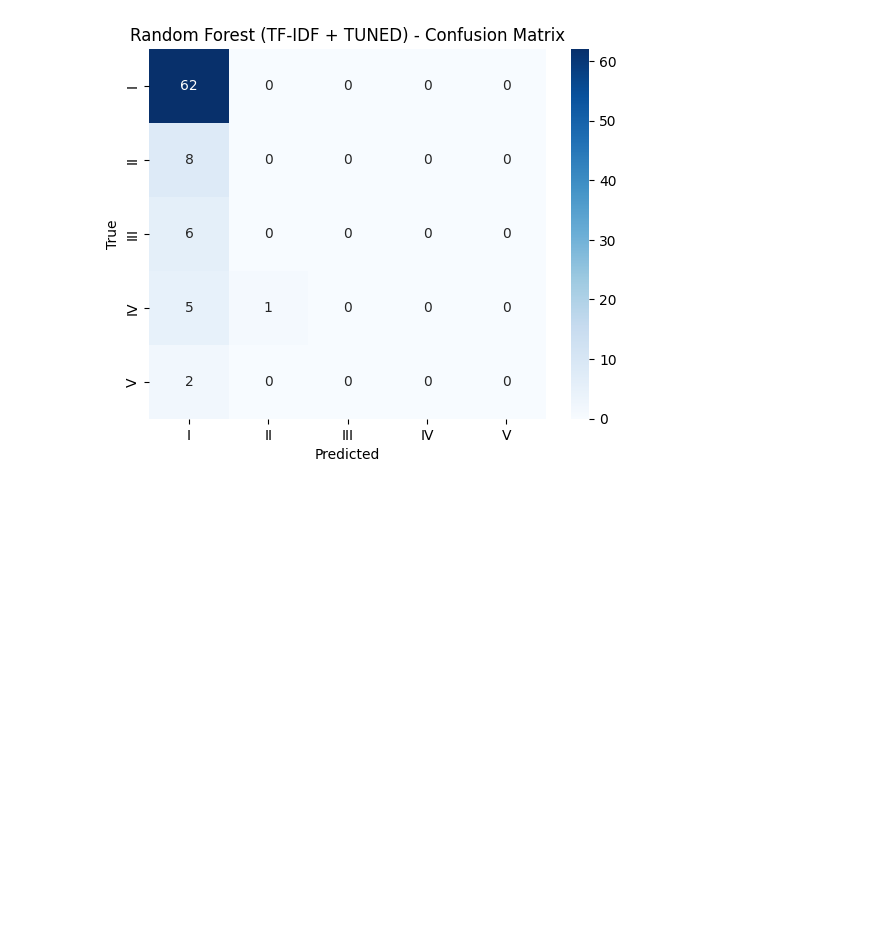
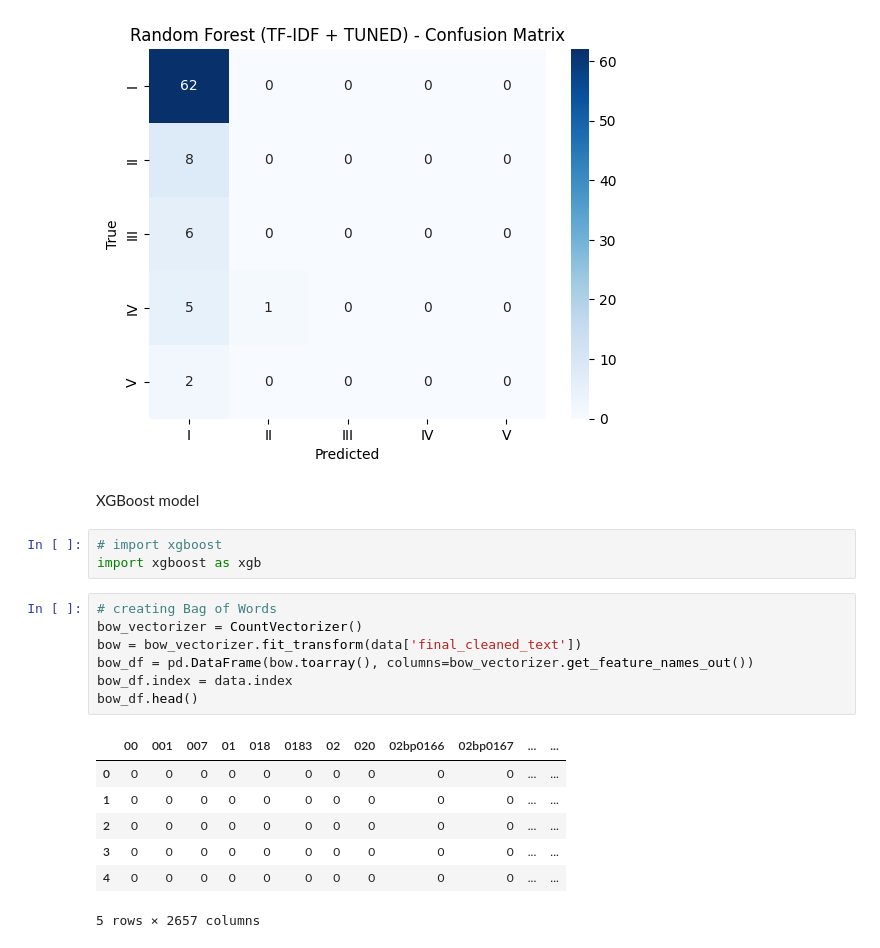
Before and after one commit to ABHINAVRISHI1983/nlp-chat-bot, a Jupyter notebook: NLPChatbot.ipynb, the cells around one changed output. Saved outputs shown, nothing was run; the diff lists cells and outputs as text; blank space fills up the shorter version.

```diff
--- a/NLPChatbot.ipynb
+++ b/NLPChatbot.ipynb
@@ -1785,3 +1474,23 @@ Test  Macro-F1: 0.171
    macro avg      0.149     0.200     0.171        84
 weighted avg      0.551     0.738     0.631        84
 [figure]
+# %% [markdown]
+XGBoost  model
+# %%
+# import xgboost
+import xgboost as xgb
+# %%
+# creating Bag of Words
+bow_vectorizer = CountVectorizer()
+bow = bow_vectorizer.fit_transform(data['final_cleaned_text'])
+bow_df = pd.DataFrame(bow.toarray(), columns=bow_vectorizer.get_feature_names_out())
+bow_df.index = data.index
+bow_df.head()
+# %% [output]
+|  | 00 | 001 | 007 | 01 | 018 | 0183 | 02 | 020 | 02bp0166 | 02bp0167 | ... | ... |
+| 0 | 0 | 0 | 0 | 0 | 0 | 0 | 0 | 0 | 0 | 0 | ... | ... |
+| 1 | 0 | 0 | 0 | 0 | 0 | 0 | 0 | 0 | 0 | 0 | ... | ... |
+| 2 | 0 | 0 | 0 | 0 | 0 | 0 | 0 | 0 | 0 | 0 | ... | ... |
+| 3 | 0 | 0 | 0 | 0 | 0 | 0 | 0 | 0 | 0 | 0 | ... | ... |
+| 4 | 0 | 0 | 0 | 0 | 0 | 0 | 0 | 0 | 0 | 0 | ... | ... |
+5 rows × 2657 columns
```
Also changed, not shown: parts of 49 cells of this notebook.
